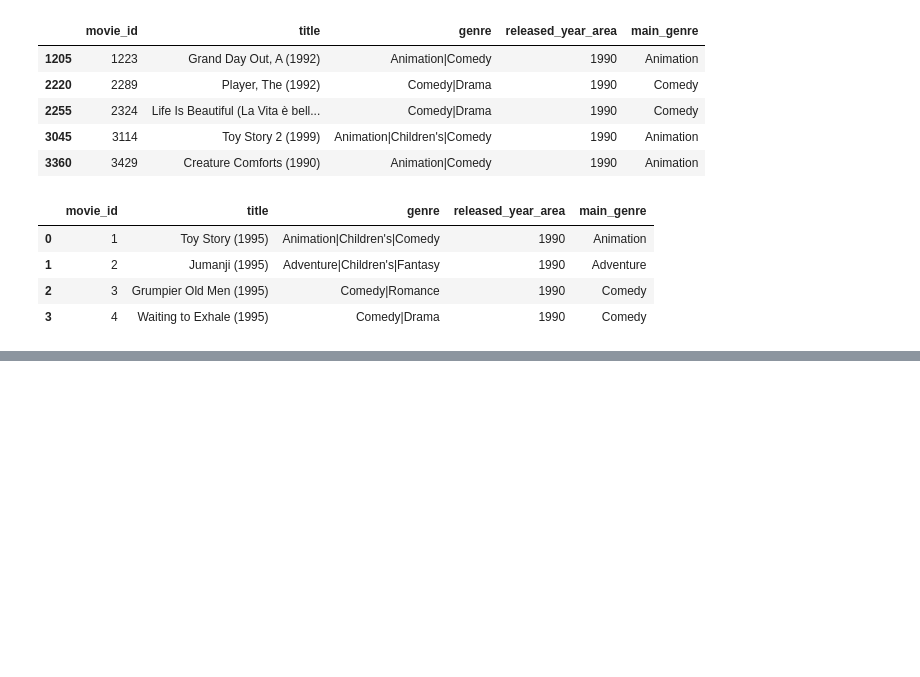
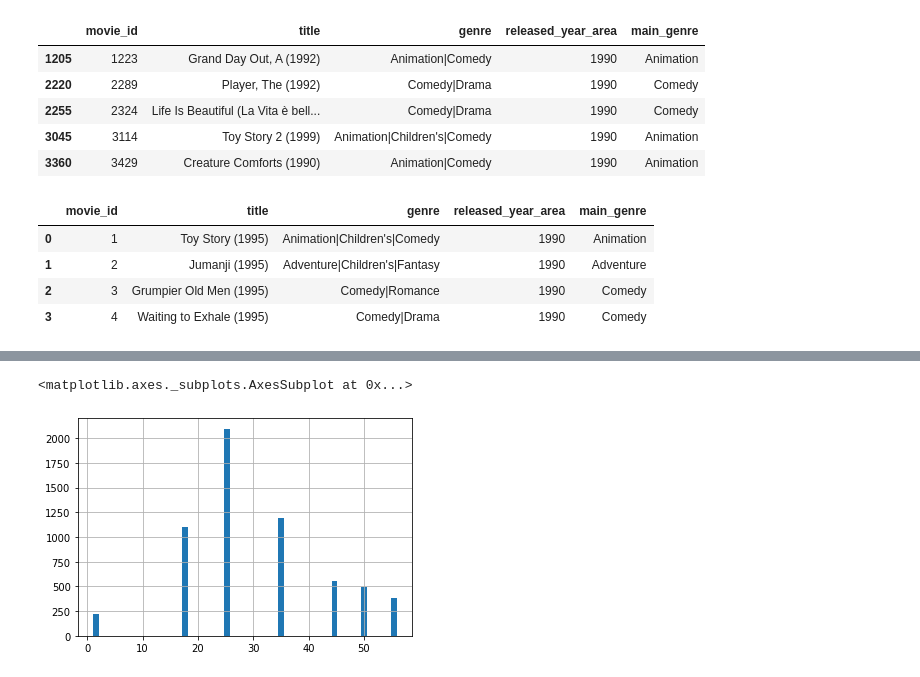
Before and after one commit to Vaycold/Python_ML, a Jupyter notebook: Reco_Algo/Embedding&Ranking.ipynb, the cells around one changed output, grey strips where cells are left out. Saved outputs shown, nothing was run; the diff lists cells and outputs as text; code cells hidden in the pictures; blank space fills up the shorter version.

```diff
--- a/Reco_Algo/Embedding&Ranking.ipynb
+++ b/Reco_Algo/Embedding&Ranking.ipynb
@@ -324,0 +494,6 @@ not_in_count
+# %%
+#.2 Age
+user_df['age'].hist(bins='auto')
+# %% [output]
+<matplotlib.axes._subplots.AxesSubplot at 0x...>
+[figure, added]
```
Also changed, not shown: parts of 29 cells of this notebook.
